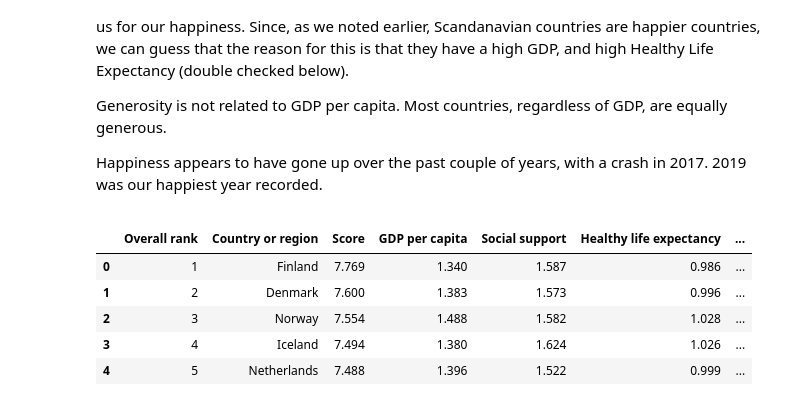
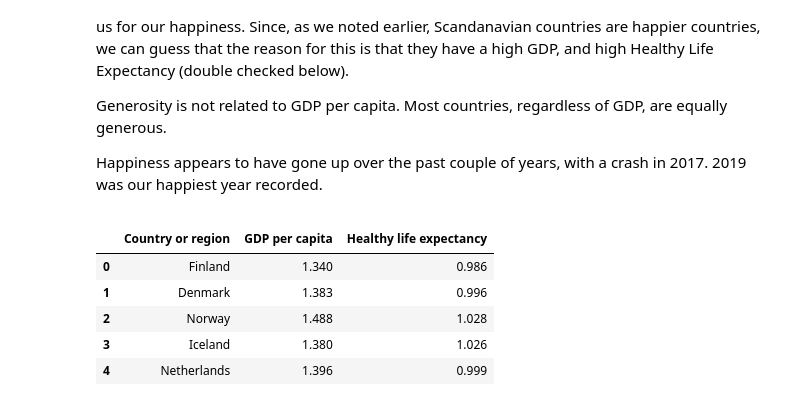
Before and after one commit to ChirpBird/python_class_thing, a Jupyter notebook: dataAnalysisProject/DataAnalysisProject.ipynb, the cells around one changed output. Saved outputs shown, nothing was run; the diff lists cells and outputs as text; code cells hidden in the pictures.

```diff
--- a/dataAnalysisProject/DataAnalysisProject.ipynb
+++ b/dataAnalysisProject/DataAnalysisProject.ipynb
@@ -178,11 +178,11 @@ Generosity is not related to GDP per capita. Most countries, regardless of GDP,
 
 Happiness appears to have gone up over the past couple of years, with a crash in 2017. 2019 was our happiest year recorded.</p>
 # %%
-worldHappiness19.loc[[0:4], ["Country of Region","GDP per Capita","H"]]
+worldHappiness19.loc[0:4,["Country or region", "GDP per capita", "Healthy life expectancy"]]
 # %% [output]
-|  | Overall rank | Country or region | Score | GDP per capita | Social support | Healthy life expectancy | ... |
-| 0 | 1 | Finland | 7.769 | 1.340 | 1.587 | 0.986 | ... |
-| 1 | 2 | Denmark | 7.600 | 1.383 | 1.573 | 0.996 | ... |
-| 2 | 3 | Norway | 7.554 | 1.488 | 1.582 | 1.028 | ... |
-| 3 | 4 | Iceland | 7.494 | 1.380 | 1.624 | 1.026 | ... |
-| 4 | 5 | Netherlands | 7.488 | 1.396 | 1.522 | 0.999 | ... |
+|  | Country or region | GDP per capita | Healthy life expectancy |
+| 0 | Finland | 1.340 | 0.986 |
+| 1 | Denmark | 1.383 | 0.996 |
+| 2 | Norway | 1.488 | 1.028 |
+| 3 | Iceland | 1.380 | 1.026 |
+| 4 | Netherlands | 1.396 | 0.999 |
```
Also changed, not shown: 1 other file.
